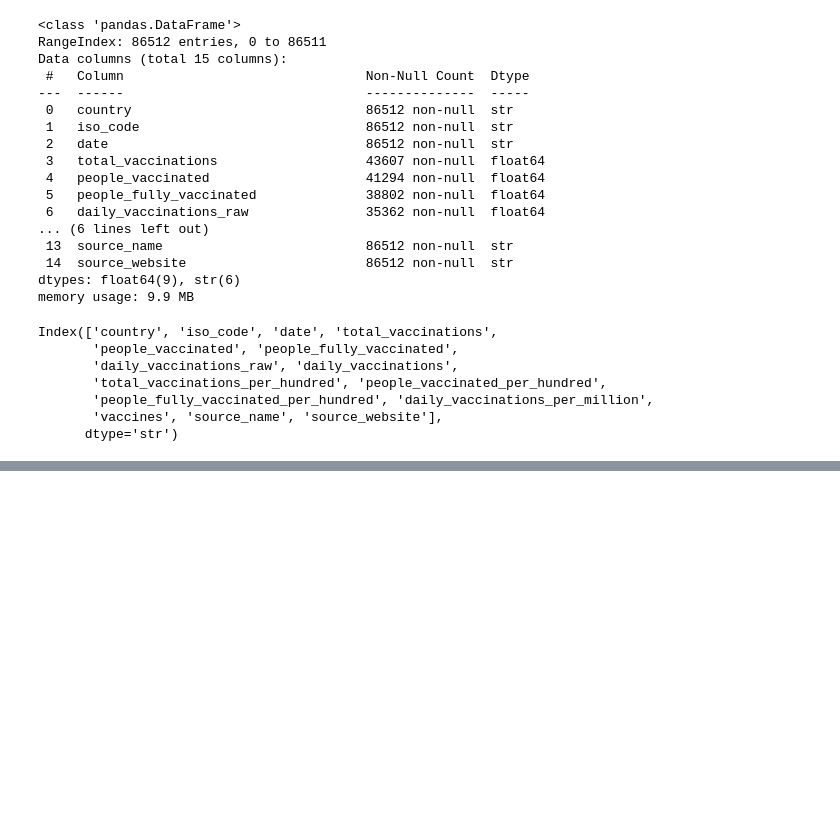
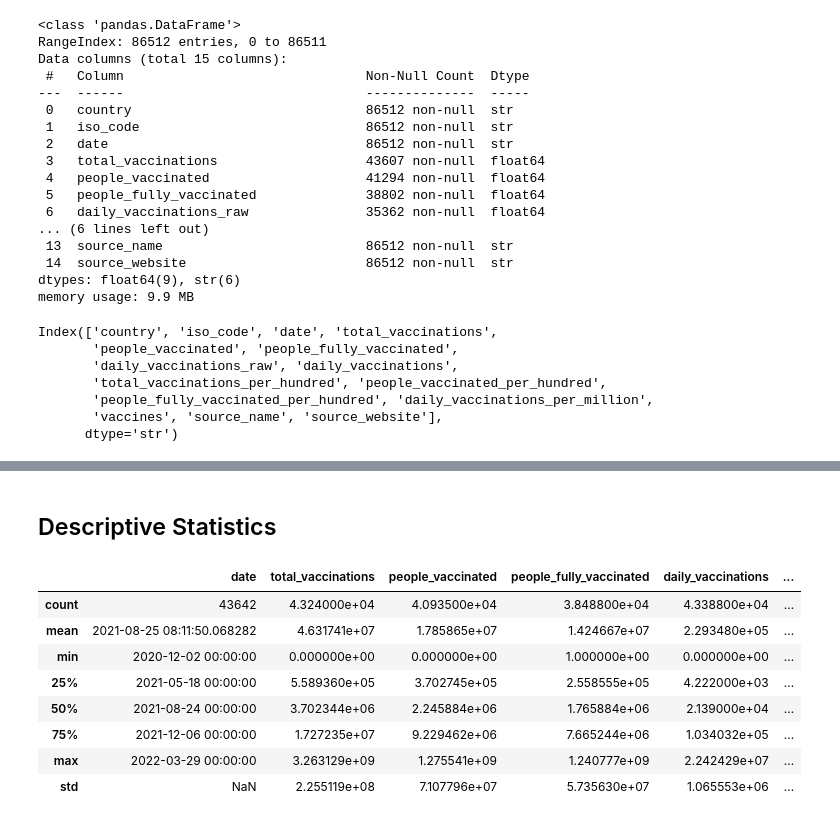
Before and after one commit to filimapatrick/COVID-19-Vaccination-and-Case-Trends-Analysis, a Jupyter notebook: COVID_19_vaccination.ipynb, the cells around one changed output, grey strips where cells are left out. Cells and saved outputs as stored; diff of their text form; code cells hidden in the pictures; blank space fills up the shorter version.

```diff
--- a/COVID_19_vaccination.ipynb
+++ b/COVID_19_vaccination.ipynb
@@ -160,0 +190,21 @@ top10[["country", "total_vaccinations"]]
+# %%
+# Step 3: Proper data cleaning strategy for temporal COVID-19 data
+# The missing data is temporal - countries hadn't started vaccination yet
+
+# Approach 1: Remove periods before vaccination programs started
+df_started = df[df['total_vaccinations'].notna() | df['people_vaccinated'].notna()].copy()
+
+print("Removing pre-vaccination periods:")
+print(f"Original: {df.shape[0]:,} rows")
+print(f"After removing pre-vaccination: {df_started.shape[0]:,} rows")
+print(f"Reduction: {((df.shape[0] - df_started.shape[0]) / df.shape[0] * 100):.1f}%")
+
+# Approach 2: For countries with minimal vaccination programs, keep countries with substantial rollout
+country_max_coverage = df.groupby('country')['people_vaccinated_per_hundred'].max()
+countries_with_rollout = country_max_coverage[country_max_coverage >= 5].index  # At least 5% population
+
+df_clean = df_started[df_started['country'].isin(countries_with_rollout)].copy()
+
+print(f"\nAfter filtering countries with minimal programs:")
+print(f"Keeping {len(countries_with_rollout)} countries with ≥5% population coverage")
+print(f"Final dataset: {df_clean.shape[0]:,} rows, {df_clean['country'].nunique()} countries")
@@ -160,0 +269,14 @@ top10[["country", "total_vaccinations"]]
+# %% [markdown]
+## Descriptive Statistics
+# %%
+df.describe()
+# %% [output]
+|  | date | total_vaccinations | people_vaccinated | people_fully_vaccinated | daily_vaccinations | ... |
+| count | 43642 | 4.324000e+04 | 4.093500e+04 | 3.848800e+04 | 4.338800e+04 | ... |
+| mean | 2021-08-25 08:11:50.068282 | 4.631741e+07 | 1.785865e+07 | 1.424667e+07 | 2.293480e+05 | ... |
+| min | 2020-12-02 00:00:00 | 0.000000e+00 | 0.000000e+00 | 1.000000e+00 | 0.000000e+00 | ... |
+| 25% | 2021-05-18 00:00:00 | 5.589360e+05 | 3.702745e+05 | 2.558555e+05 | 4.222000e+03 | ... |
+| 50% | 2021-08-24 00:00:00 | 3.702344e+06 | 2.245884e+06 | 1.765884e+06 | 2.139000e+04 | ... |
+| 75% | 2021-12-06 00:00:00 | 1.727235e+07 | 9.229462e+06 | 7.665244e+06 | 1.034032e+05 | ... |
+| max | 2022-03-29 00:00:00 | 3.263129e+09 | 1.275541e+09 | 1.240777e+09 | 2.242429e+07 | ... |
+| std | NaN | 2.255119e+08 | 7.107796e+07 | 5.735630e+07 | 1.065553e+06 | ... |
```
Also changed, not shown: parts of 33 cells of this notebook.
